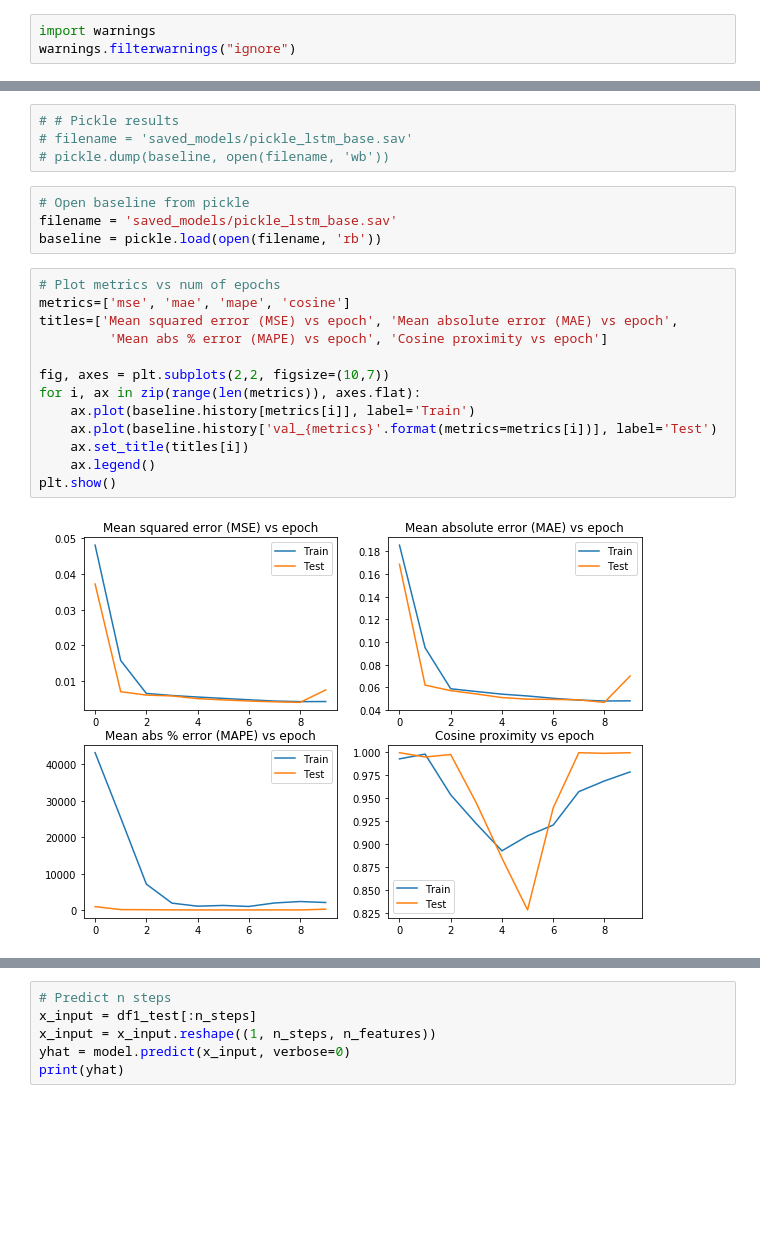
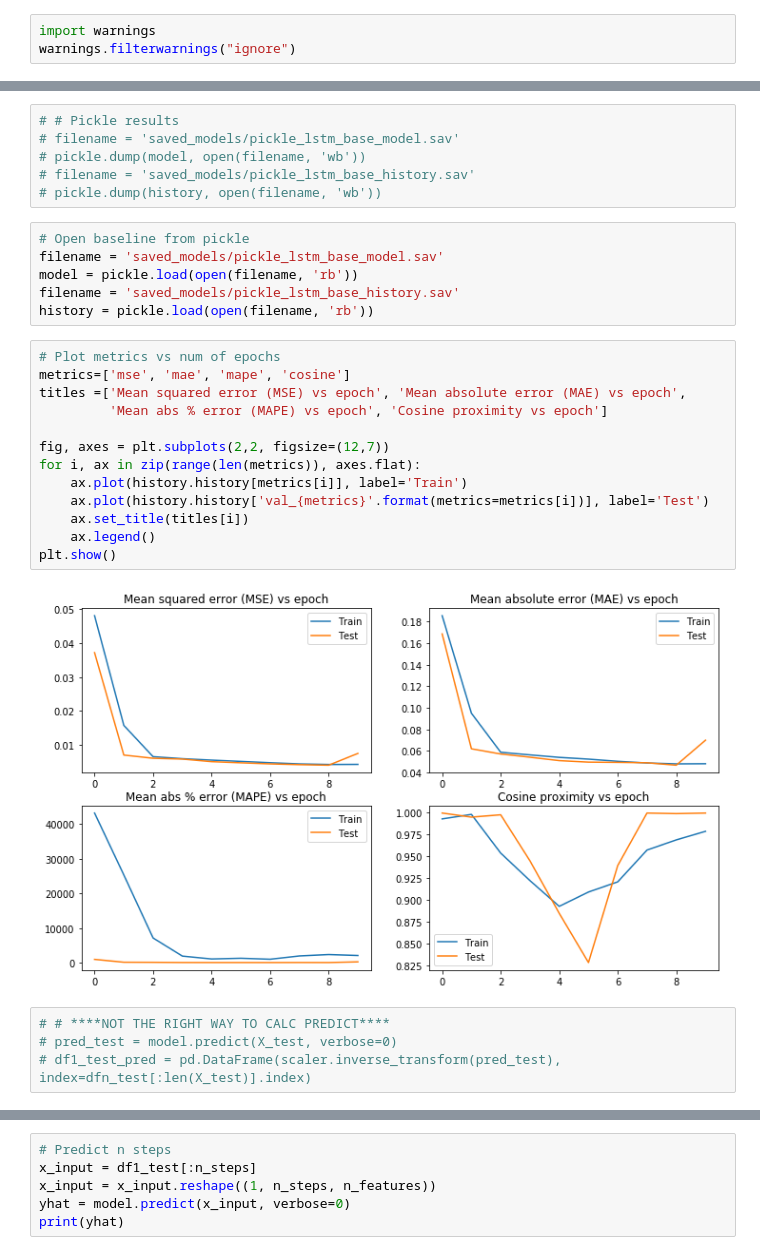
Before and after one commit to khairulomar/Melbourne_pedestrian, a Jupyter notebook: Melbourne_pedestrian.ipynb, the cells around one changed output, grey strips where cells are left out. Cells and saved outputs as stored; diff of their text form; blank space fills up the shorter version.

```diff
--- a/Melbourne_pedestrian.ipynb
+++ b/Melbourne_pedestrian.ipynb
@@ -1130,24 +1129,32 @@ Epoch 10/10
 13920/13920 [==============================] - 195s 14ms/step - loss: 0.0043 - mse: 0.0043 - mae: 0.0480 - mape: 2082.0146 - cosine: 0.9784 - val_loss: 0.0076 - val_mse: 0.0076 - val_mae: 0.0698 - val ...
 # %%
 # # Pickle results
-# filename = 'saved_models/pickle_lstm_base.sav'
-# pickle.dump(baseline, open(filename, 'wb'))
+# filename = 'saved_models/pickle_lstm_base_model.sav'
+# pickle.dump(model, open(filename, 'wb'))
+# filename = 'saved_models/pickle_lstm_base_history.sav'
+# pickle.dump(history, open(filename, 'wb'))
 # %%
 # Open baseline from pickle
-filename = 'saved_models/pickle_lstm_base.sav'
-baseline = pickle.load(open(filename, 'rb'))
+filename = 'saved_models/pickle_lstm_base_model.sav'
+model = pickle.load(open(filename, 'rb'))
+filename = 'saved_models/pickle_lstm_base_history.sav'
+history = pickle.load(open(filename, 'rb'))
 # %%
 # Plot metrics vs num of epochs
 metrics=['mse', 'mae', 'mape', 'cosine']
-titles=['Mean squared error (MSE) vs epoch', 'Mean absolute error (MAE) vs epoch',
+titles =['Mean squared error (MSE) vs epoch', 'Mean absolute error (MAE) vs epoch',
          'Mean abs % error (MAPE) vs epoch', 'Cosine proximity vs epoch']
 
-fig, axes = plt.subplots(2,2, figsize=(10,7))
+fig, axes = plt.subplots(2,2, figsize=(12,7))
 for i, ax in zip(range(len(metrics)), axes.flat):
-    ax.plot(baseline.history[metrics[i]], label='Train')
-    ax.plot(baseline.history['val_{metrics}'.format(metrics=metrics[i])], label='Test')
+    ax.plot(history.history[metrics[i]], label='Train')
+    ax.plot(history.history['val_{metrics}'.format(metrics=metrics[i])], label='Test')
     ax.set_title(titles[i])
     ax.legend()
 plt.show()
 # %% [output]
-[figure, old version]
+[figure, new version]
+# %%
+# # ****NOT THE RIGHT WAY TO CALC PREDICT****
+# pred_test = model.predict(X_test, verbose=0)
+# df1_test_pred = pd.DataFrame(scaler.inverse_transform(pred_test), index=dfn_test[:len(X_test)].index)
```
Also changed, not shown: parts of 10 cells of this notebook.
